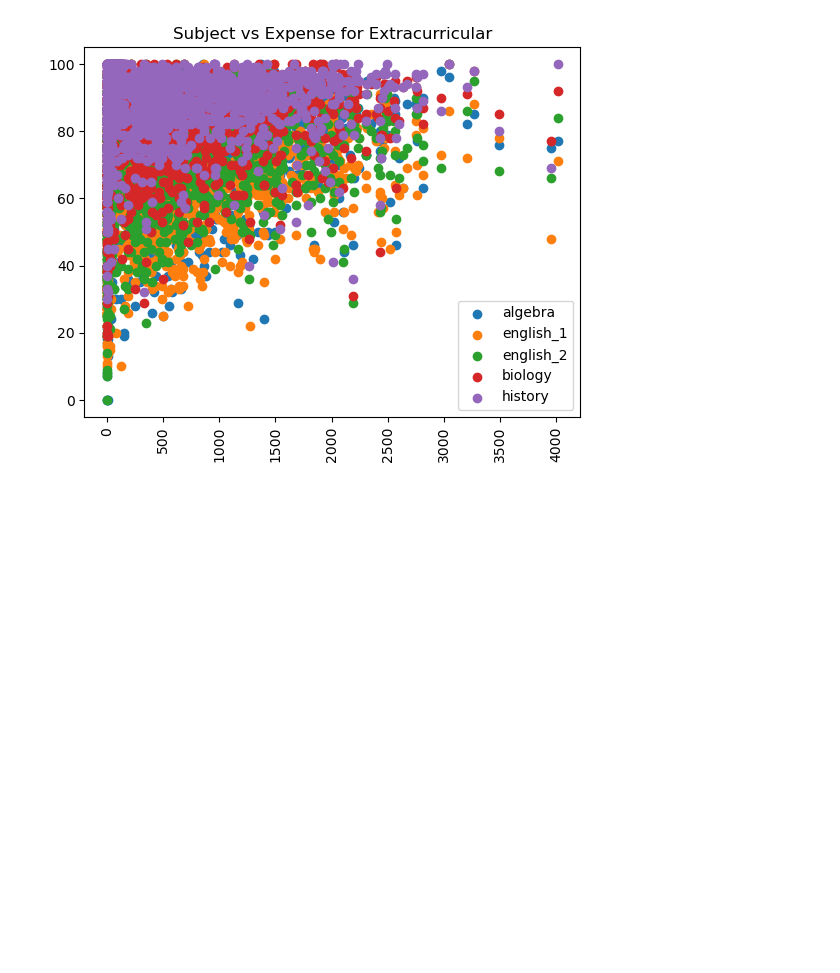
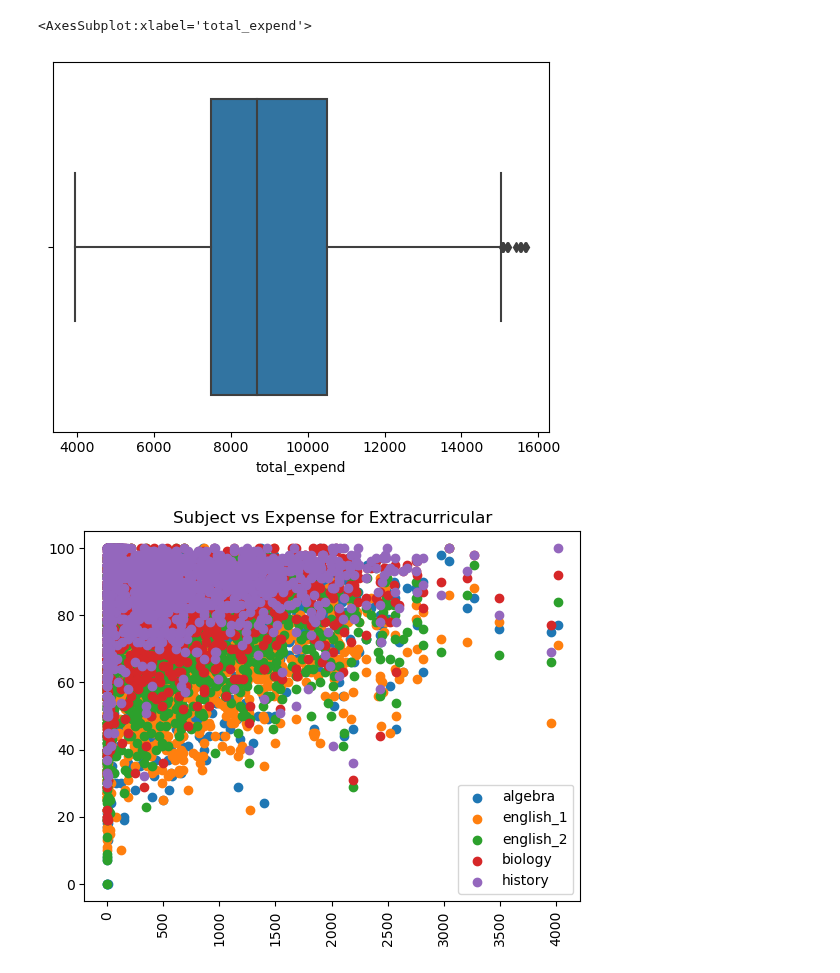
Before and after one commit to college-readiness-preds/capstone_readiness, a Jupyter notebook: bill_folder/random_stuff.ipynb, the cells around one changed output. Saved outputs shown, nothing was run; the diff lists cells and outputs as text; code cells hidden in the pictures; blank space fills up the shorter version.

```diff
--- a/bill_folder/random_stuff.ipynb
+++ b/bill_folder/random_stuff.ipynb
@@ -11,0 +38,8 @@ df = prepare.clean_df()
+# %%
+def iqr(df, column, thresh):
+    Q1 = np.percentile(df[column], 25, interpolation = 'midpoint')
+    Q3 = np.percentile(df[column], 75, interpolation = 'midpoint')
+    IQR = Q3 - Q1
+    df = df[df[column] <= Q3 + 1.5 * IQR]
+    df = df[df[column] >= Q1 - 1.5 * IQR]
+    return df
@@ -11,0 +48,2 @@ df = prepare.clean_df()
+# %%
+low = iqr(low, 'total_expend', 1.5)
@@ -12,3 +103,8 @@ df = prepare.clean_df()
+# %%
+sns.boxplot(low.total_expend)
+# %% [output]
+<AxesSubplot:xlabel='total_expend'>
+[figure, added]
 # %%
 prepare.extra_v_sub(df)
 # %% [output]
```
Also changed, not shown: parts of 12 cells of this notebook, 1 other file.
